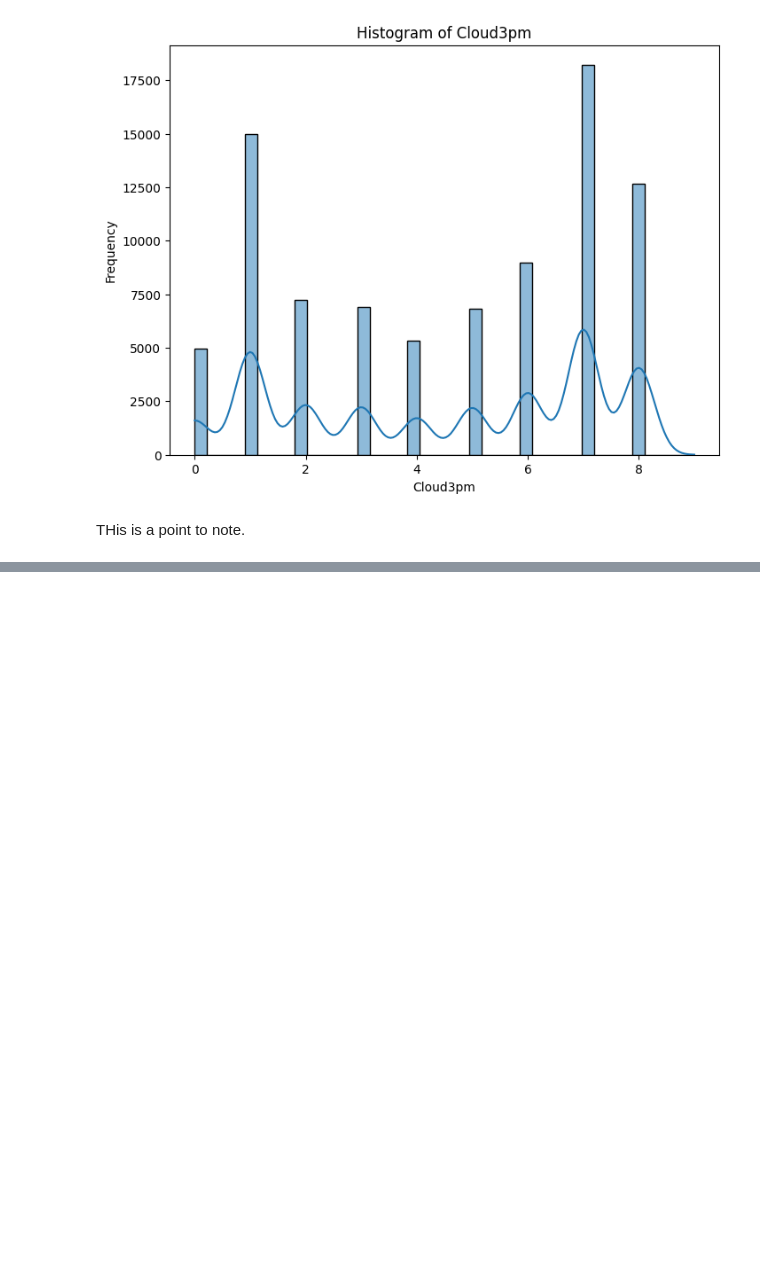
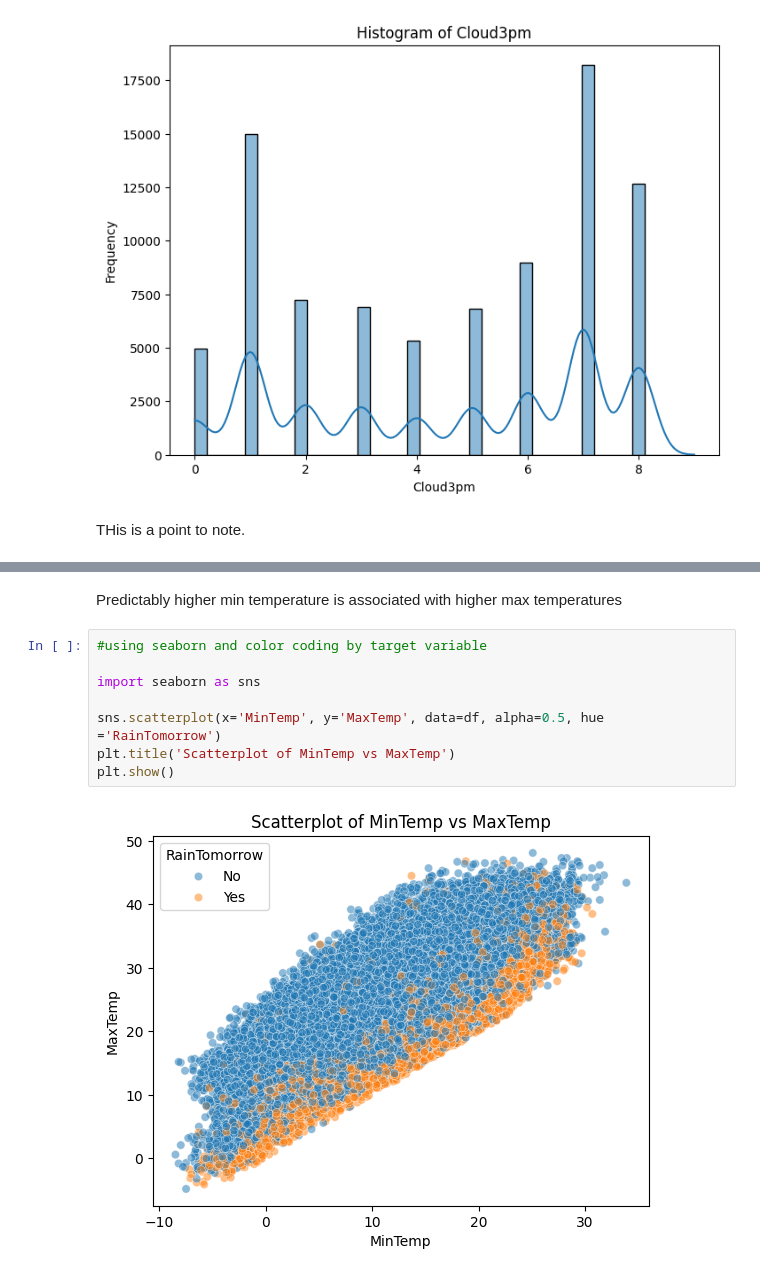
Before and after one commit to gorky93/classification_rainfallprediction, a Jupyter notebook: rainfall_prediction_using_logistic_regression.ipynb, the cells around one changed output, grey strips where cells are left out. Cells and saved outputs as stored; diff of their text form; blank space fills up the shorter version.

```diff
--- a/rainfall_prediction_using_logistic_regression.ipynb
+++ b/rainfall_prediction_using_logistic_regression.ipynb
@@ -145,0 +158,12 @@ THis is a point to note.
+# %% [markdown]
+Predictably higher min temperature is associated with higher max temperatures
+# %%
+#using seaborn and color coding by target variable
+
+import seaborn as sns
+
+sns.scatterplot(x='MinTemp', y='MaxTemp', data=df, alpha=0.5, hue ='RainTomorrow')
+plt.title('Scatterplot of MinTemp vs MaxTemp')
+plt.show()
+# %% [output]
+[figure, added]
```
Also changed, not shown: parts of 25 cells of this notebook.
